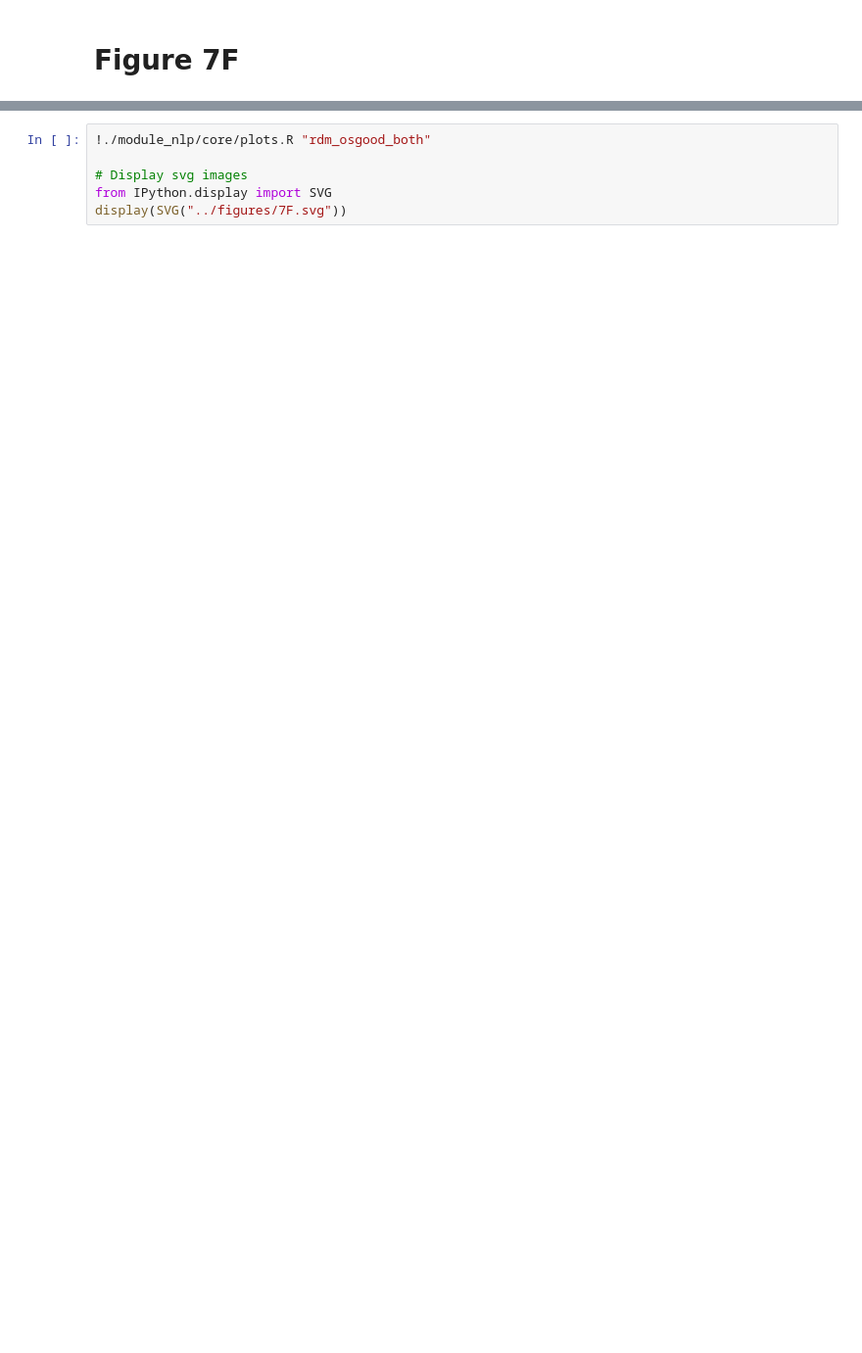
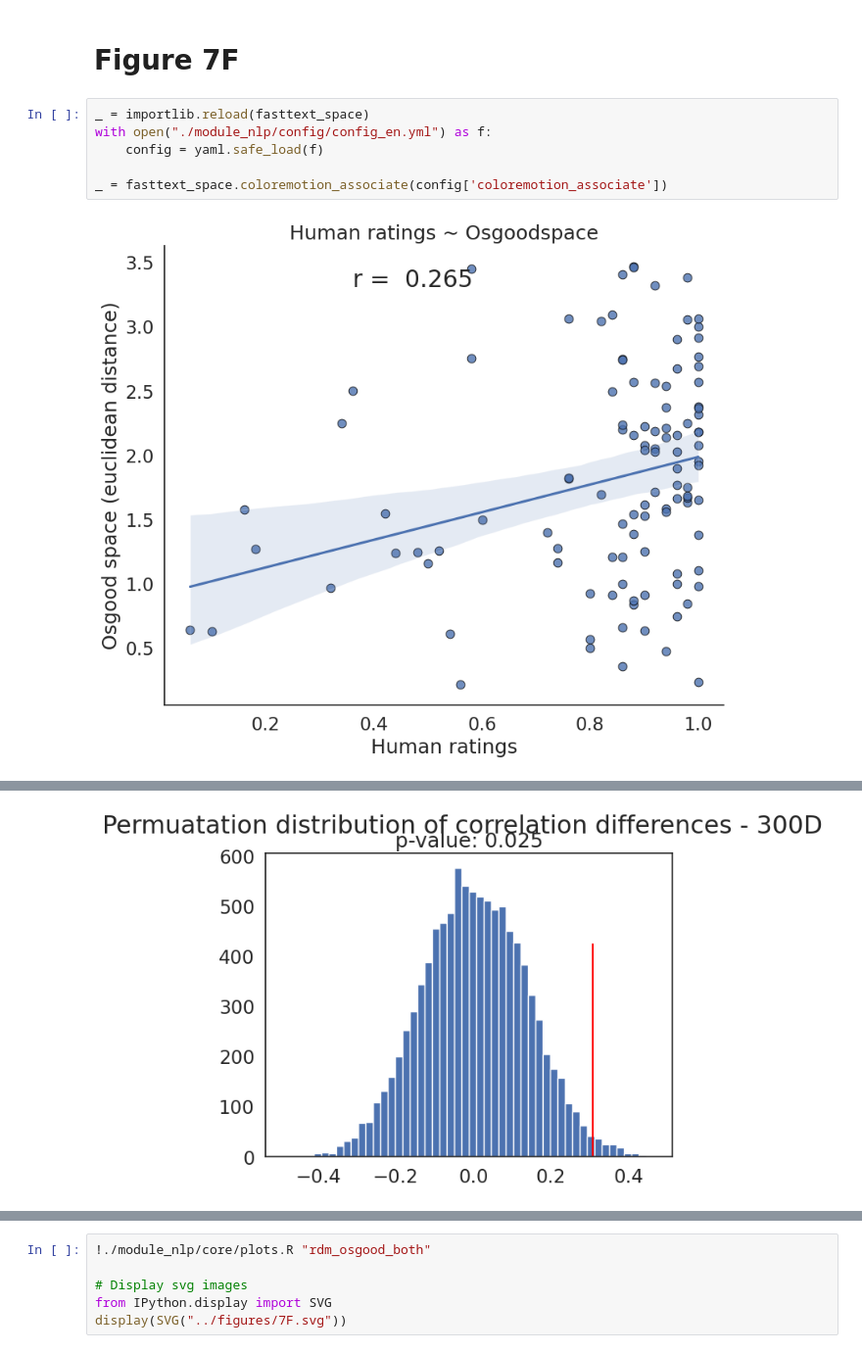
Before and after one commit to BottiniLab/col-emo-association, a Jupyter notebook: code/figure7.ipynb, the cells around one changed output, grey strips where cells are left out. Shown at 98% size. Cells and saved outputs as stored; diff of their text form; blank space fills up the shorter version.

```diff
--- a/code/figure7.ipynb
+++ b/code/figure7.ipynb
@@ -97,3 +97,11 @@ display(SVG("../figures/7E.svg"))
 [drawing not drawn]
 # %% [markdown]
 # Figure 7F
+# %%
+_ = importlib.reload(fasttext_space)
+with open("./module_nlp/config/config_en.yml") as f:
+    config = yaml.safe_load(f)
+
+_ = fasttext_space.coloremotion_associate(config['coloremotion_associate'])
+# %% [output]
+[figure, added]
@@ -99,0 +111 @@ display(SVG("../figures/7E.svg"))
+[figure, added]
```
Also changed, not shown: parts of 2 cells of this notebook, 4 other files.
